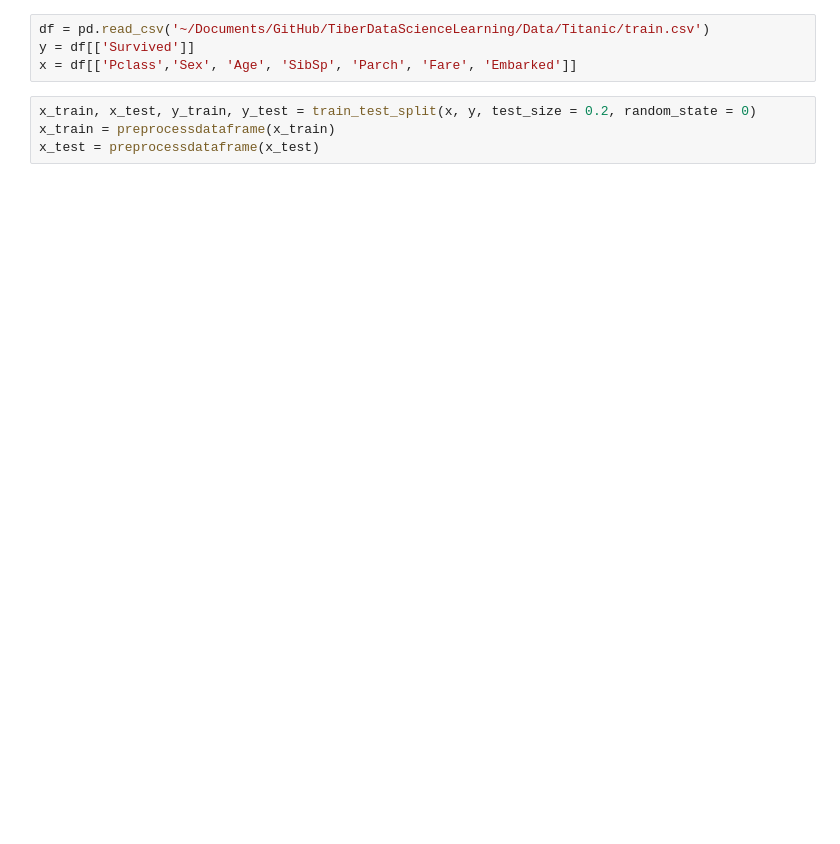
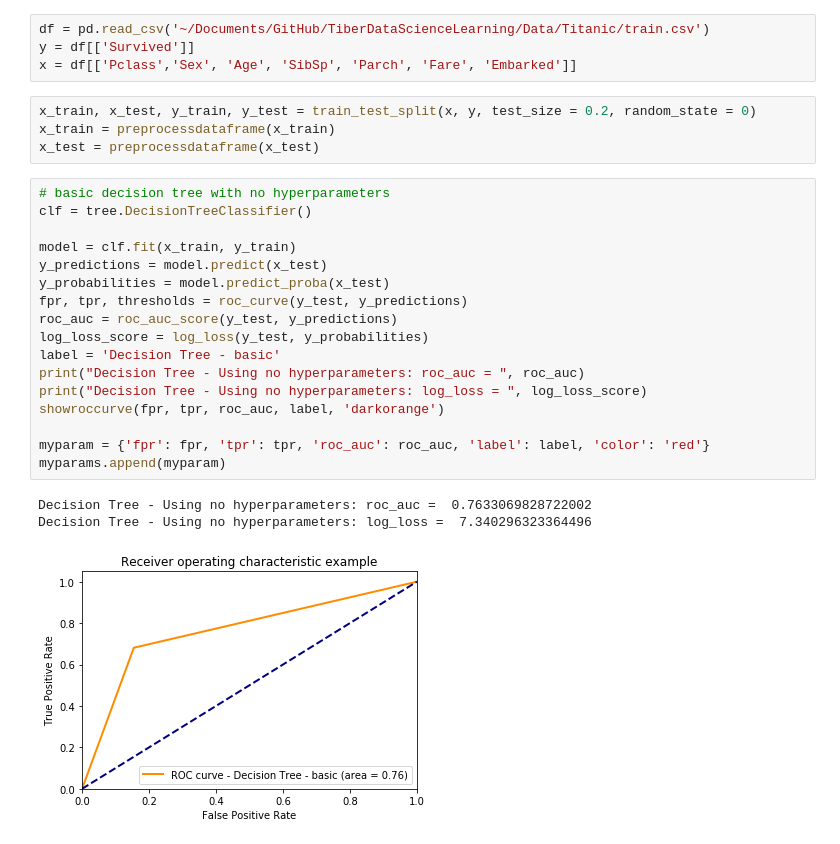
Before and after one commit to vtpanda/TiberDataScienceLearning, a Jupyter notebook: ThirdLesson/Using Additional Models.ipynb, the cells around one changed output. Cells and saved outputs as stored; diff of their text form; blank space fills up the shorter version.

```diff
--- a/ThirdLesson/Using Additional Models.ipynb
+++ b/ThirdLesson/Using Additional Models.ipynb
@@ -66,6 +70,27 @@ x = df[['Pclass','Sex', 'Age', 'SibSp', 'Parch', 'Fare', 'Embarked']]
 x_train, x_test, y_train, y_test = train_test_split(x, y, test_size = 0.2, random_state = 0)
 x_train = preprocessdataframe(x_train)
 x_test = preprocessdataframe(x_test)
+# %%
+# basic decision tree with no hyperparameters
+clf = tree.DecisionTreeClassifier()
+
+model = clf.fit(x_train, y_train)
+y_predictions = model.predict(x_test)
+y_probabilities = model.predict_proba(x_test)
+fpr, tpr, thresholds = roc_curve(y_test, y_predictions)
+roc_auc = roc_auc_score(y_test, y_predictions)
+log_loss_score = log_loss(y_test, y_probabilities)
+label = 'Decision Tree - basic'
+print("Decision Tree - Using no hyperparameters: roc_auc = ", roc_auc)
+print("Decision Tree - Using no hyperparameters: log_loss = ", log_loss_score)
+showroccurve(fpr, tpr, roc_auc, label, 'darkorange')
+
+myparam = {'fpr': fpr, 'tpr': tpr, 'roc_auc': roc_auc, 'label': label, 'color': 'red'}
+myparams.append(myparam)
+# %% [output]
+Decision Tree - Using no hyperparameters: roc_auc =  0.7633069828722002
+Decision Tree - Using no hyperparameters: log_loss =  7.340296323364496
+[figure, added]
 # %%
 #these are the best decision tree hyperparaters that we found in "week 2"
 clf = tree.DecisionTreeClassifier(max_depth= 10, max_features = 6, min_impurity_decrease = 0.0001, min_samples_leaf = 0.01, min_samples_split = 0.1)
```
Also changed, not shown: parts of 9 cells of this notebook, 1 other file.
